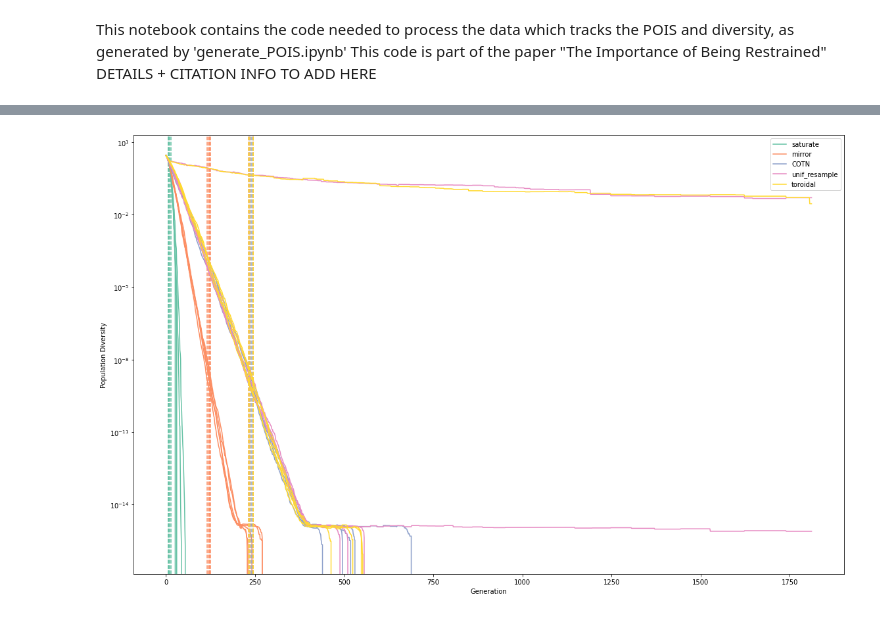
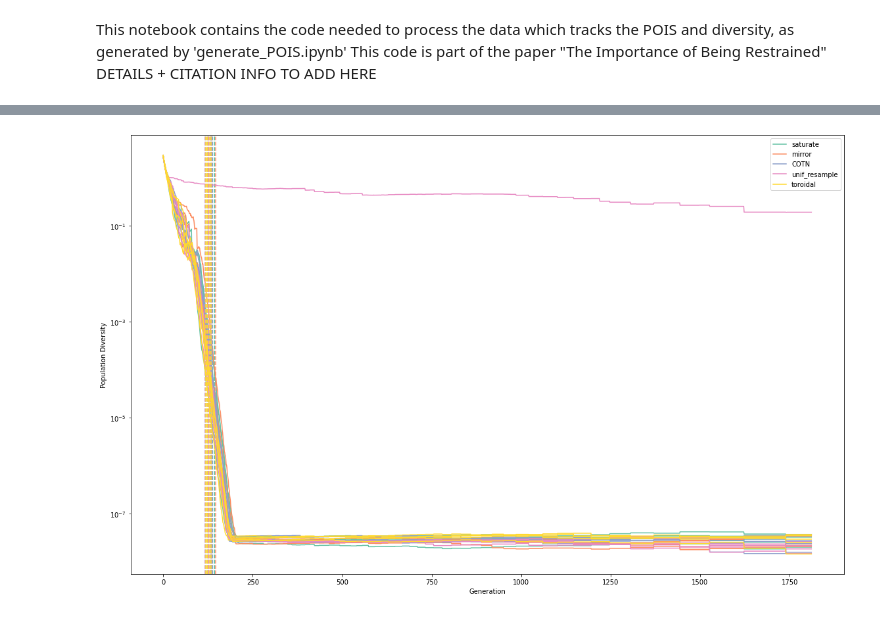
Before and after one commit to Dvermetten/DE_TIOBR, a Jupyter notebook: Visualize_POIS.ipynb, the cells around one changed output, grey strips where cells are left out. Saved outputs shown, nothing was run; the diff lists cells and outputs as text; code cells hidden in the pictures.

```diff
--- a/Visualize_POIS.ipynb
+++ b/Visualize_POIS.ipynb
@@ -46,0 +43,3 @@ plot_running_pois(5)
+# %%
+for fid in range(1,25):
+    plot_running_pois(fid, iid = 1, dim=30, de_version = 'shade')
@@ -83,3 +81,6 @@ plot_sliding_window_pois(5)
+# %%
+for fid in range(1,25):
+    plot_sliding_window_pois(fid, dim=5, de_version='lshade')
 # %%
 def plot_diversity(fid, iid = 1, dim = 5, de_version = 'lshade'):
     colors = sbs.color_palette('Set2', len(sdiss)+1)
@@ -112,7 +113,7 @@ def plot_diversity(fid, iid = 1, dim = 5, de_version = 'lshade'):
 #     plt.savefig(f"Figures/F{fid}_I{iid}_{dim}D_{de_version}_diversity.pdf")
 #     plt.close()
 #     plt.show()
-# %%
-plot_diversity(5)
-# %% [output]
-[figure, removed]
+# %%
+plot_diversity(8, de_version='lshade')
+# %% [output]
+[figure, added]
```
Also changed, not shown: parts of 12 cells of this notebook, 5 other files.
